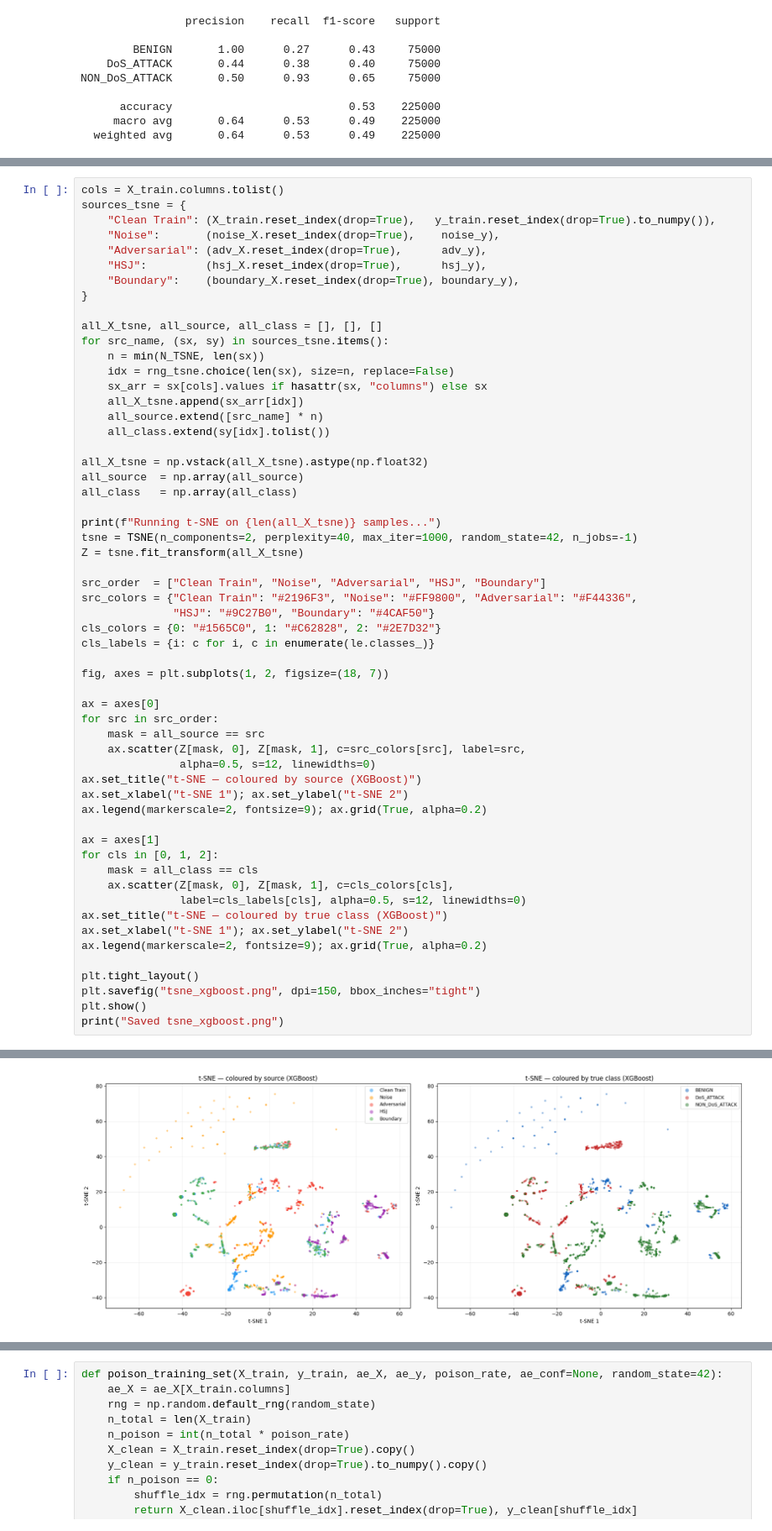
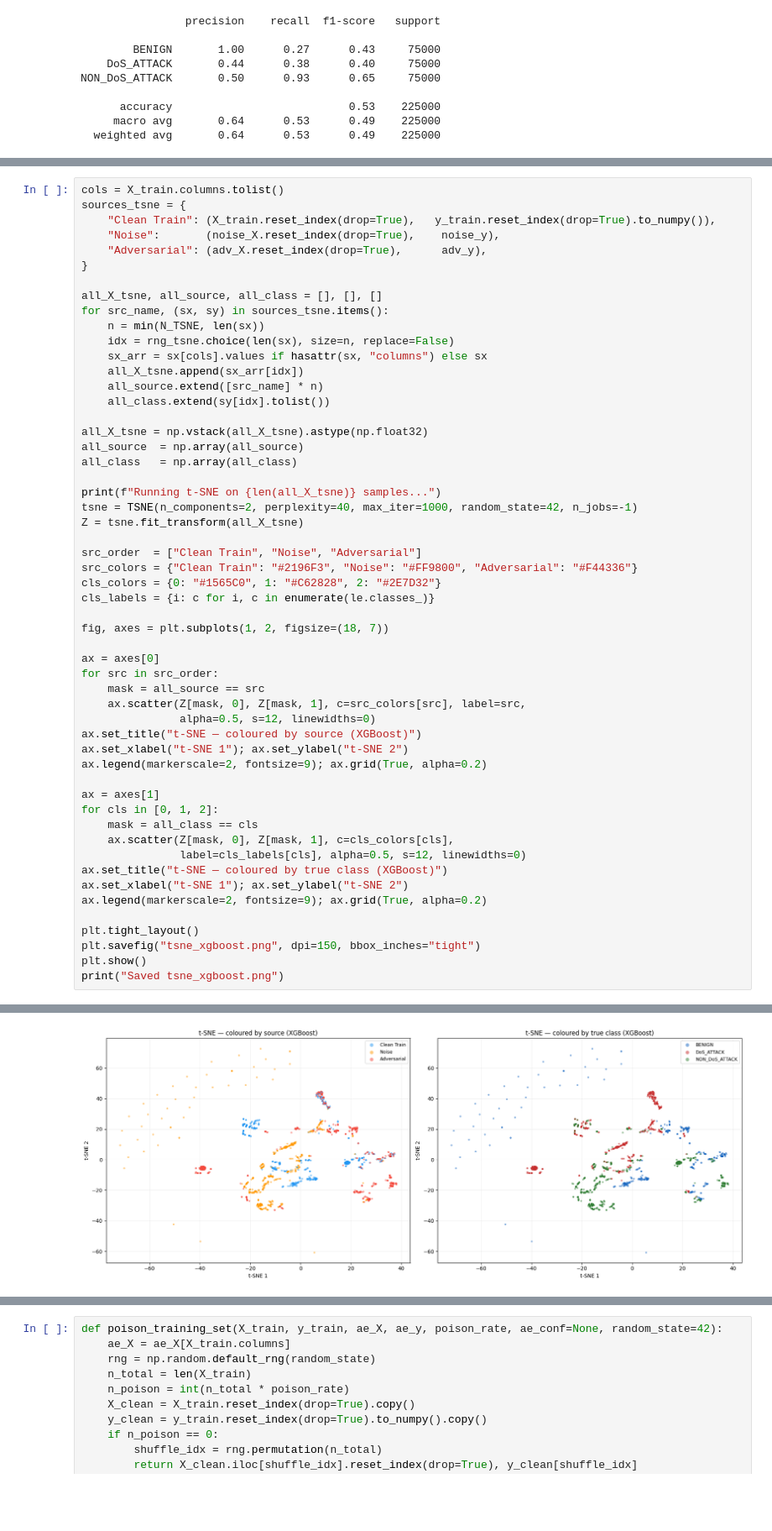
Before and after one commit to NU-Academics/DIS_Hughen, a Jupyter notebook: RQ1.ipynb, the cells around one changed output, grey strips where cells are left out. Shown at 84% size. Cells and saved outputs as stored; diff of their text form; blank space fills up the shorter version.

```diff
--- a/RQ1.ipynb
+++ b/RQ1.ipynb
@@ -246,8 +220,6 @@ sources_tsne = {
     "Clean Train": (X_train.reset_index(drop=True),   y_train.reset_index(drop=True).to_numpy()),
     "Noise":       (noise_X.reset_index(drop=True),    noise_y),
     "Adversarial": (adv_X.reset_index(drop=True),      adv_y),
-    "HSJ":         (hsj_X.reset_index(drop=True),      hsj_y),
-    "Boundary":    (boundary_X.reset_index(drop=True), boundary_y),
 }
 
 all_X_tsne, all_source, all_class = [], [], []
@@ -267,9 +239,8 @@ print(f"Running t-SNE on {len(all_X_tsne)} samples...")
 tsne = TSNE(n_components=2, perplexity=40, max_iter=1000, random_state=42, n_jobs=-1)
 Z = tsne.fit_transform(all_X_tsne)
 
-src_order  = ["Clean Train", "Noise", "Adversarial", "HSJ", "Boundary"]
-src_colors = {"Clean Train": "#2196F3", "Noise": "#FF9800", "Adversarial": "#F44336",
-              "HSJ": "#9C27B0", "Boundary": "#4CAF50"}
+src_order  = ["Clean Train", "Noise", "Adversarial"]
+src_colors = {"Clean Train": "#2196F3", "Noise": "#FF9800", "Adversarial": "#F44336"}
 cls_colors = {0: "#1565C0", 1: "#C62828", 2: "#2E7D32"}
 cls_labels = {i: c for i, c in enumerate(le.classes_)}
 
@@ -302,4 +273,4 @@ Running t-SNE on 2500 samples...
-[figure, old version]
+[figure, new version]
 Saved tsne_xgboost.png
 # %%
 def poison_training_set(X_train, y_train, ae_X, ae_y, poison_rate, ae_conf=None, random_state=42):
```
Also changed, not shown: parts of 9 cells of this notebook, 2 other files.
